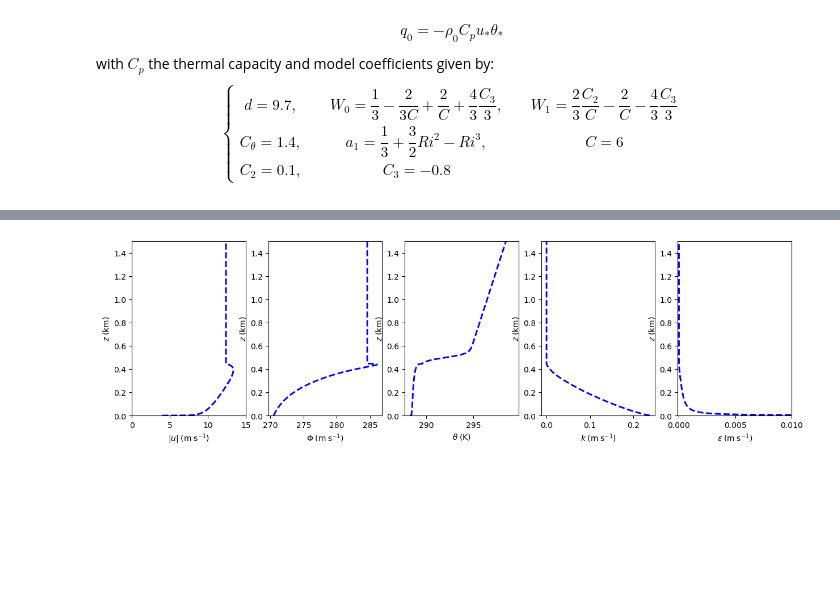
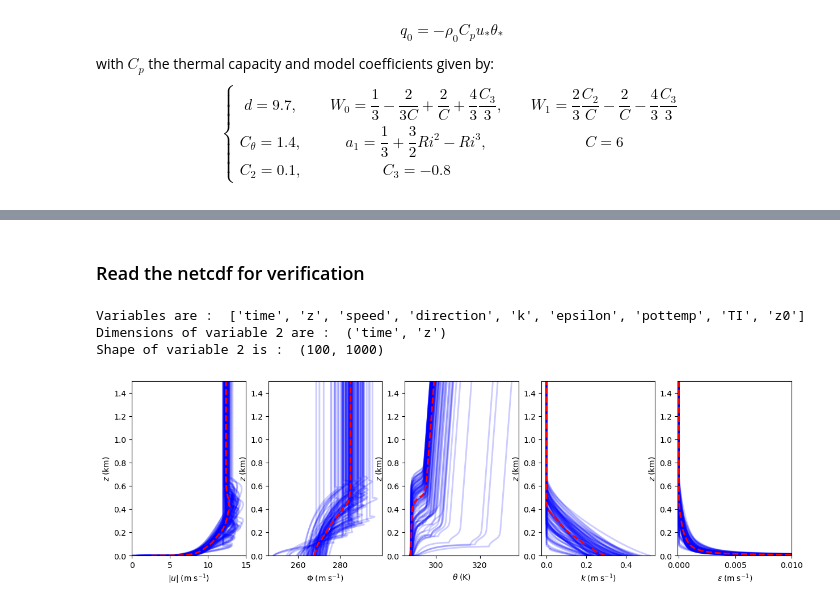
Before and after one commit to bjarketol/WIFA, a Jupyter notebook: vnv/uq_validation/sample_uncertain_inputs.ipynb, the cells around one changed output, grey strips where cells are left out. Drawn from its saved outputs; the diff is of its cells as text; code cells hidden in the pictures; blank space fills up the shorter version.

Commit message:
vnv - Nieuwstadt vertical profiles as windio toy case

```diff
--- a/vnv/uq_validation/sample_uncertain_inputs.ipynb
+++ b/vnv/uq_validation/sample_uncertain_inputs.ipynb
@@ -329,52 +326,75 @@ Shape of variable 2 is :  (100, 1000)
+# %% [markdown]
+### Read the netcdf for verification
+# %%
+zprofile_time_series_like_file_name = "Stochastic_vertical_profiles.nc"
+zprofile_nc_file = nc.Dataset(zprofile_time_series_like_file_name)
+zprofile_nc_file_var_names = [key for key in zprofile_nc_file.variables.keys()]
+zprofile_nc_file_var_dimensions = zprofile_nc_file.variables[zprofile_nc_file_var_names[2]].dimensions
+zprofile_nc_file_var_shape = zprofile_nc_file.variables[zprofile_nc_file_var_names[2]].shape
+print("Variables are : ", zprofile_nc_file_var_names) # get all variable names
+print("Dimensions of variable 2 are : ", zprofile_nc_file_var_dimensions) #get dimensions of var 1
+print("Shape of variable 2 is : ", zprofile_nc_file_var_shape) #get shape of var 1
+# %% [output]
+Variables are :  ['time', 'z', 'speed', 'direction', 'k', 'epsilon', 'pottemp', 'TI', 'z0']
+Dimensions of variable 2 are :  ('time', 'z')
+Shape of variable 2 is :  (100, 1000)
 # %%
+speed_sample = zprofile_nc_file.variables["speed"][:]
+direction_sample = zprofile_nc_file.variables["direction"][:]
+pottemp_sample = zprofile_nc_file.variables["pottemp"][:]
+k_sample = zprofile_nc_file.variables["k"][:]
+epsilon_sample = zprofile_nc_file.variables["epsilon"][:]
+altitude = zprofile_nc_file.variables["z"][:]
+
+speed_sample_mean = np.median(speed_sample,axis=0)
+direction_sample_mean = np.median(direction_sample,axis=0)
+pottemp_sample_mean = np.median(pottemp_sample,axis=0)
+k_sample_mean = np.median(k_sample,axis=0)
+epsilon_sample_mean = np.median(epsilon_sample,axis=0)
+
 linewidth = 2.1
 fig, ax = plt.subplots(1, 5, figsize=(15, 4))
 
-# u velocity
-#ax[0].plot(uprof, altitude/1000, color='blue', linewidth=linewidth, linestyle='--')
-#ax[0].set_xlabel('$u \; (\mathrm{m} \; \mathrm{s}^{-1})$')
-# u magnitude
-ax[0].plot(np.sqrt(uprof**2+vprof**2), altitude/1000, color='blue', linewidth=linewidth, linestyle='--')
+for j in range(profile_sample_size):
+    ax[0].plot(speed_sample[j,:], altitude/1000, color='blue', linewidth=linewidth, linestyle='-', alpha=0.2)
+    ax[1].plot(direction_sample[j,:], altitude/1000, color='blue', linewidth=linewidth, linestyle='-', alpha=0.2)
+    ax[2].plot(pottemp_sample[j,:], altitude/1000, color='blue', linewidth=linewidth,linestyle='-', alpha=0.2)
+    ax[3].plot(k_sample[j,:], altitude/1000, color='blue', linewidth=linewidth, linestyle='-', alpha=0.2)
+    ax[4].plot(epsilon_sample[j,:], altitude/1000, color='blue', linewidth=linewidth, linestyle='-', alpha=0.2)
+
+ax[0].plot(speed_sample_mean, altitude/1000, color='r', linewidth=linewidth, linestyle='--')
+ax[1].plot(direction_sample_mean, altitude/1000, color='r', linewidth=linewidth, linestyle='--')
+ax[2].plot(pottemp_sample_mean, altitude/1000, color='r', linewidth=linewidth, linestyle='--')
+ax[3].plot(k_sample_mean, altitude/1000, color='r', linewidth=linewidth, linestyle='--')
+ax[4].plot(epsilon_sample_mean, altitude/1000, color='r', linewidth=linewidth, linestyle='--')
+
 ax[0].set_xlabel('$|u| \; (\mathrm{m} \; \mathrm{s}^{-1})$')
 ax[0].set_ylabel('$z \; (\mathrm{km})$')
 ax[0].set_ylim([0, 1.5])
 ax[0].set_xlim([0, 15])
-
-# v velocity
-#ax[1].plot(vprof, altitude/1000, color='blue', linewidth=linewidth, linestyle='--')
-#ax[1].set_xlabel('$v \; (\mathrm{m} \; \mathrm{s}^{-1})$')
-# u direction
-ax[1].plot(270.0-np.arctan2(vprof,uprof)*180/np.pi, altitude/1000, color='blue', linewidth=linewidth, linestyle='--')
+#
 ax[1].set_xlabel('$\Phi \; (\mathrm{m} \; \mathrm{s}^{-1})$')
-
 ax[1].set_ylabel('$z \; (\mathrm{km})$')
 ax[1].set_ylim([0, 1.5])
 #ax[1].set_xlim([-4, 4])
-
-# potential temperature
-ax[2].plot(thetaprof, altitude/1000, color='blue', linewidth=linewidth,
-              linestyle='--')
+#
 ax[2].set_xlabel(r'$\theta \; (\mathrm{K})$')
 ax[2].set_ylabel('$z \; (\mathrm{km})$')
 ax[2].set_ylim([0, 1.5])
 #axarr[2].set_xlim([288,290])
-
-# tke
-ax[3].plot(tke, altitude/1000, color='blue', linewidth=linewidth, linestyle='--')
+#
 #axarr[3].set_xscale('log')
 ax[3].set_xlabel('$k \; (\mathrm{m} \; \mathrm{s}^{-1})$')
 ax[3].set_ylabel('$z \; (\mathrm{km})$')
 ax[3].set_ylim([0, 1.5])
 # axarr[3].set_xlim([6.5,10.2])
-
-# eps
-ax[4].plot(epsilon, altitude/1000, color='blue', linewidth=linewidth, linestyle='--')
+#
 #axarr[4].set_xscale('log')
 ax[4].set_xlabel('$\epsilon \; (\mathrm{m} \; \mathrm{s}^{-1})$')
 ax[4].set_ylabel('$z \; (\mathrm{km})$')
 ax[4].set_ylim([0, 1.5])
 ax[4].set_xlim([-0.0001, 1e-2])
 
 plt.show()
 # %% [output]
-[figure, old version]
+[figure, new version]
```
Also changed, not shown: parts of 10 cells of this notebook, 6 other files.
